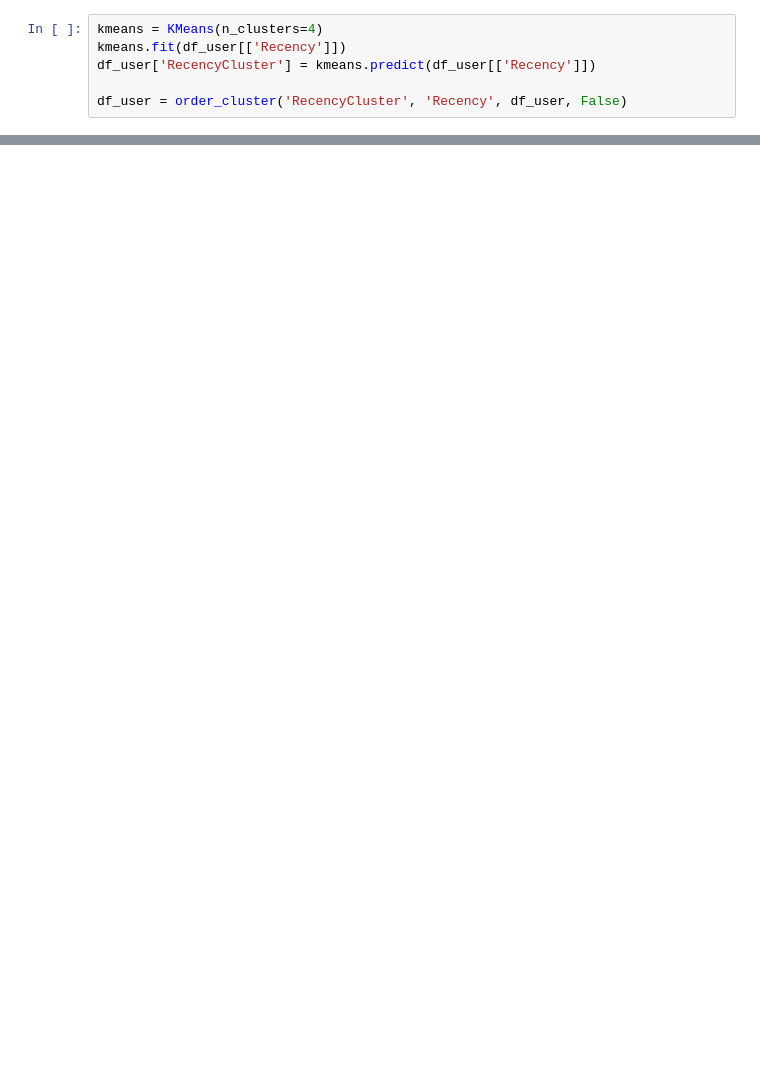
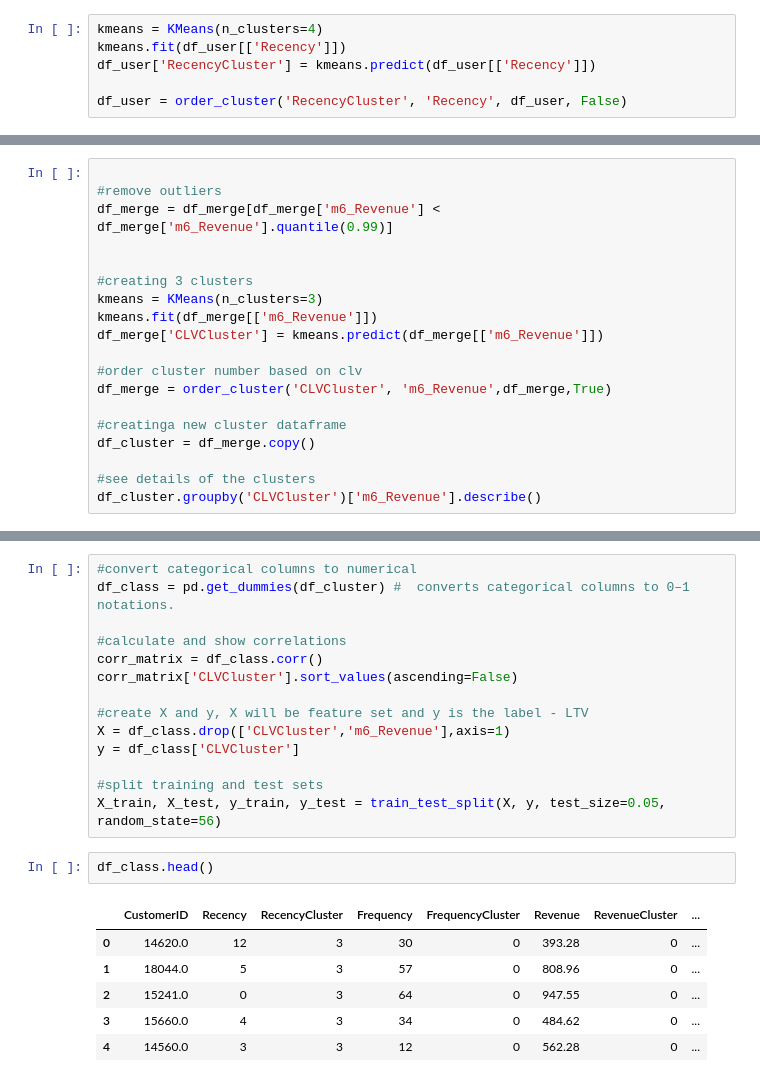
Before and after one commit to Ochwada/Software_Code_Pytho, a Jupyter notebook: Customer_Lifetime_Value.ipynb, the cells around one changed output, grey strips where cells are left out. Saved outputs shown, nothing was run; the diff lists cells and outputs as text; blank space fills up the shorter version.

```diff
--- a/Customer_Lifetime_Value.ipynb
+++ b/Customer_Lifetime_Value.ipynb
@@ -80,0 +230,19 @@ df_user = pd.merge(df_user, df_frequency, on='CustomerID')
+# %%
+
+#remove outliers
+df_merge = df_merge[df_merge['m6_Revenue'] < df_merge['m6_Revenue'].quantile(0.99)]
+
+
+#creating 3 clusters
+kmeans = KMeans(n_clusters=3)
+kmeans.fit(df_merge[['m6_Revenue']])
+df_merge['CLVCluster'] = kmeans.predict(df_merge[['m6_Revenue']])
+
+#order cluster number based on clv
+df_merge = order_cluster('CLVCluster', 'm6_Revenue',df_merge,True)
+
+#creatinga new cluster dataframe
+df_cluster = df_merge.copy()
+
+#see details of the clusters
+df_cluster.groupby('CLVCluster')['m6_Revenue'].describe()
@@ -80,0 +268,23 @@ df_user = pd.merge(df_user, df_frequency, on='CustomerID')
+# %%
+#convert categorical columns to numerical
+df_class = pd.get_dummies(df_cluster) #  converts categorical columns to 0–1 notations.
+
+#calculate and show correlations
+corr_matrix = df_class.corr()
+corr_matrix['CLVCluster'].sort_values(ascending=False)
+
+#create X and y, X will be feature set and y is the label - LTV
+X = df_class.drop(['CLVCluster','m6_Revenue'],axis=1)
+y = df_class['CLVCluster']
+
+#split training and test sets
+X_train, X_test, y_train, y_test = train_test_split(X, y, test_size=0.05, random_state=56)
+# %%
+df_class.head()
+# %% [output]
+|  | CustomerID | Recency | RecencyCluster | Frequency | FrequencyCluster | Revenue | RevenueCluster | ... |
+| 0 | 14620.0 | 12 | 3 | 30 | 0 | 393.28 | 0 | ... |
+| 1 | 18044.0 | 5 | 3 | 57 | 0 | 808.96 | 0 | ... |
+| 2 | 15241.0 | 0 | 3 | 64 | 0 | 947.55 | 0 | ... |
+| 3 | 15660.0 | 4 | 3 | 34 | 0 | 484.62 | 0 | ... |
+| 4 | 14560.0 | 3 | 3 | 12 | 0 | 562.28 | 0 | ... |
```
Also changed, not shown: parts of 17 cells of this notebook, 1 other file.
